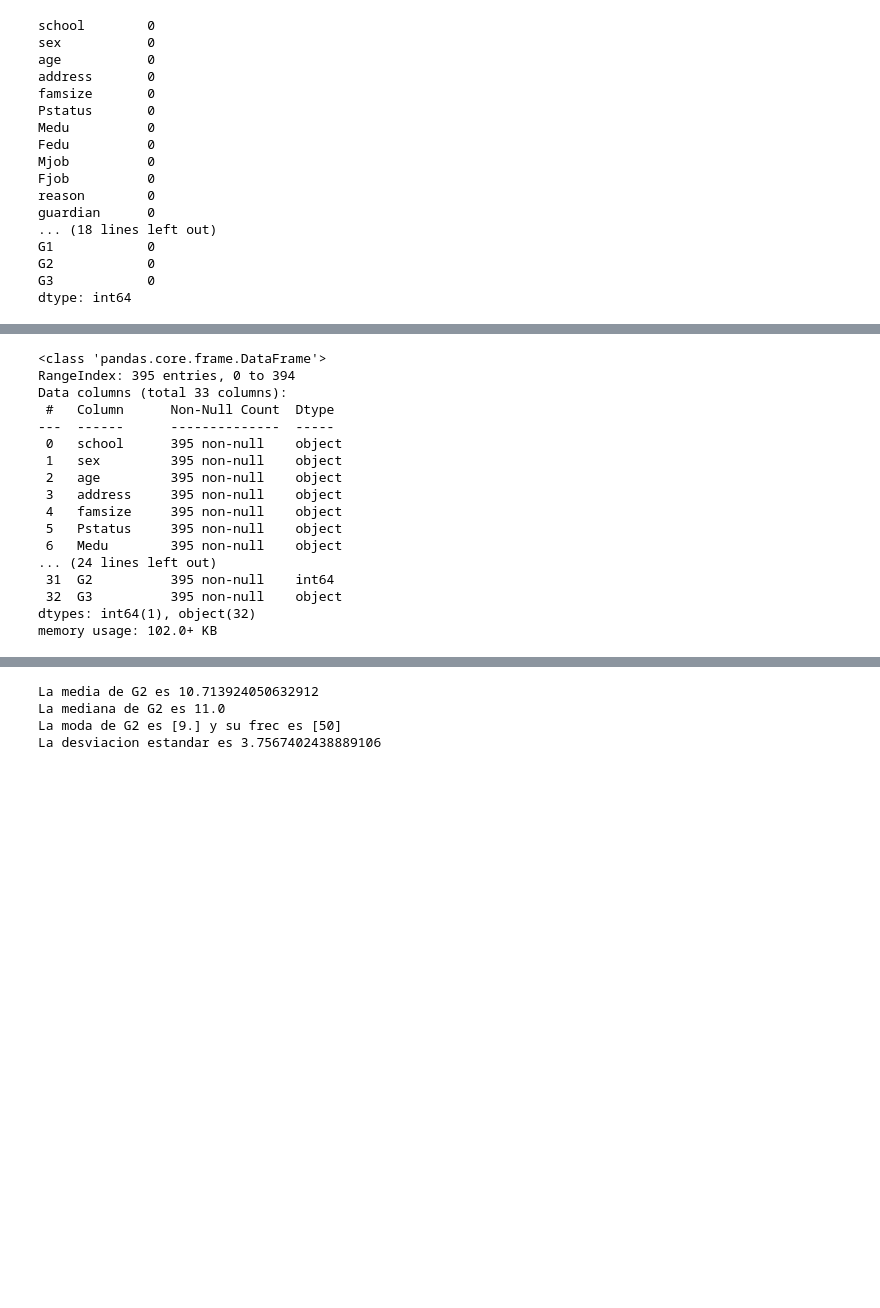
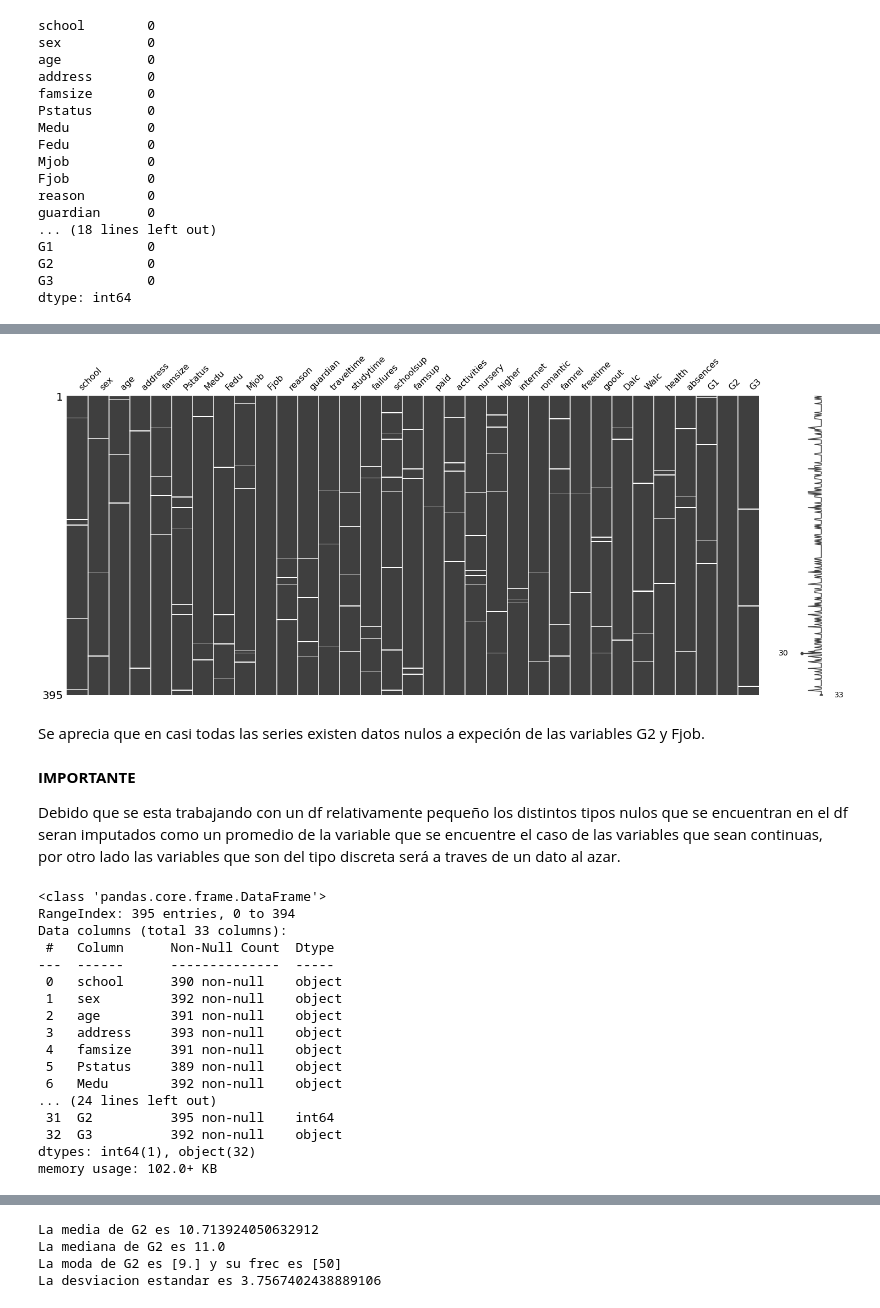
Before and after one commit to ramirinho10/prueba_fundamentos_data_science_python, a Jupyter notebook: Prueba - Student.ipynb, the cells around one changed output, grey strips where cells are left out. Drawn from its saved outputs; the diff is of its cells as text; code cells hidden in the pictures; blank space fills up the shorter version.

```diff
--- a/Prueba - Student.ipynb
+++ b/Prueba - Student.ipynb
@@ -207,3 +220,39 @@ G1            0
 G2            0
 G3            0
 dtype: int64
+# %%
+#Transformación de datos nulos a NaN
+
+df["school"] = df["school"].replace(["nulidade", "zero", "sem validade"], [np.nan]*3)
+df["sex"] = df["sex"].replace(["nulidade", "zero", "sem validade"], [np.nan]*3)
+df["age"] = df["age"].replace(["nulidade", "zero", "sem validade"], [np.nan]*3)
+df["address"] = df["address"].replace(["nulidade", "zero", "sem validade"], [np.nan]*3)
+df["famsize"] = df["famsize"].replace(["nulidade", "zero", "sem validade"], [np.nan]*3)
+df["Pstatus"] = df["Pstatus"].replace(["nulidade", "zero", "sem validade"], [np.nan]*3)
+df["Medu"] = df["Medu"].replace(["nulidade", "zero", "sem validade"], [np.nan]*3)
+df["Fedu"] = df["Fedu"].replace(["nulidade", "zero", "sem validade"], [np.nan]*3)
+df["Mjob"] = df["Mjob"].replace(["nulidade", "zero", "sem validade"], [np.nan]*3)
+df["Fjob"] = df["Fjob"].replace(["nulidade", "zero", "sem validade"], [np.nan]*3)
+df["reason"] = df["reason"].replace(["nulidade", "zero", "sem validade"], [np.nan]*3)
+df["guardian"] = df["guardian"].replace(["nulidade", "zero", "sem validade"], [np.nan]*3)
+df["traveltime"] = df["traveltime"].replace(["nulidade", "zero", "sem validade"], [np.nan]*3)
+df["studytime"] = df["studytime"].replace(["nulidade", "zero", "sem validade"], [np.nan]*3)
+df["failures"] = df["failures"].replace(["nulidade", "zero", "sem validade"], [np.nan]*3)
+df["schoolsup"] = df["schoolsup"].replace(["nulidade", "zero", "sem validade"], [np.nan]*3)
+df["famsup"] = df["famsup"].replace(["nulidade", "zero", "sem validade"], [np.nan]*3)
+df["paid"] = df["paid"].replace(["nulidade", "zero", "sem validade"], [np.nan]*3)
+df["activities"] = df["activities"].replace(["nulidade", "zero", "sem validade"], [np.nan]*3)
+df["nursery"] = df["nursery"].replace(["nulidade", "zero", "sem validade"], [np.nan]*3)
+df["higher"] = df["higher"].replace(["nulidade", "zero", "sem validade"], [np.nan]*3)
+df["internet"] = df["internet"].replace(["nulidade", "zero", "sem validade"], [np.nan]*3)
+df["romantic"] = df["romantic"].replace(["nulidade", "zero", "sem validade"], [np.nan]*3)
+df["famrel"] = df["famrel"].replace(["nulidade", "zero", "sem validade"], [np.nan]*3)
+df["freetime"] = df["freetime"].replace(["nulidade", "zero", "sem validade"], [np.nan]*3)
+df["goout"] = df["goout"].replace(["nulidade", "zero", "sem validade"], [np.nan]*3)
+df["Dalc"] = df["Dalc"].replace(["nulidade", "zero", "sem validade"], [np.nan]*3)
+df["Walc"] = df["Walc"].replace(["nulidade", "zero", "sem validade"], [np.nan]*3)
+df["health"] = df["health"].replace(["nulidade", "zero", "sem validade"], [np.nan]*3)
+df["absences"] = df["absences"].replace(["nulidade", "zero", "sem validade"], [np.nan]*3)
+df["G1"] = df["G1"].replace(["nulidade", "zero", "sem validade"], [np.nan]*3)
+df["G2"] = df["G2"].replace(["nulidade", "zero", "sem validade"], [np.nan]*3)
+df["G3"] = df["G3"].replace(["nulidade", "zero", "sem validade"], [np.nan]*3)
@@ -210,3 +281,15 @@ dtype: int64
+# %%
+#Forma visual de ver los datos nulos
+
+msngo.matrix(df);
+# %% [output]
+[figure, added]
+# %% [markdown]
+Se aprecia que en casi todas las series existen datos nulos a expeción de las variables G2 y Fjob.
+# %% [markdown]
+**IMPORTANTE**
+
+Debido que se esta trabajando con un df relativamente pequeño los distintos tipos nulos que se encuentran en el df seran imputados como un promedio de la variable que se encuentre el caso de las variables que sean continuas, por otro lado las variables que son del tipo discreta será a traves de un dato al azar.
 # %%
 #Se aprecia que todas las series son del tipo object a pesar de que debiesen ser tipo numericas ya sea int o float por lo cual se debera transformar
 df.info()
@@ -216,16 +299,16 @@ RangeIndex: 395 entries, 0 to 394
 Data columns (total 33 columns):
  #   Column      Non-Null Count  Dtype
 ---  ------      --------------  -----
- 0   school      395 non-null    object
- 1   sex         395 non-null    object
- 2   age         395 non-null    object
- 3   address     395 non-null    object
- 4   famsize     395 non-null    object
- 5   Pstatus     395 non-null    object
- 6   Medu        395 non-null    object
+ 0   school      390 non-null    object
+ 1   sex         392 non-null    object
+ 2   age         391 non-null    object
+ 3   address     393 non-null    object
+ 4   famsize     391 non-null    object
+ 5   Pstatus     389 non-null    object
+ 6   Medu        392 non-null    object
 ... (24 lines left out)
  31  G2          395 non-null    int64
- 32  G3          395 non-null    object
+ 32  G3          392 non-null    object
 dtypes: int64(1), object(32)
 memory usage: 102.0+ KB
 # %%
```
Also changed, not shown: parts of 80 cells of this notebook, 4 other files.
